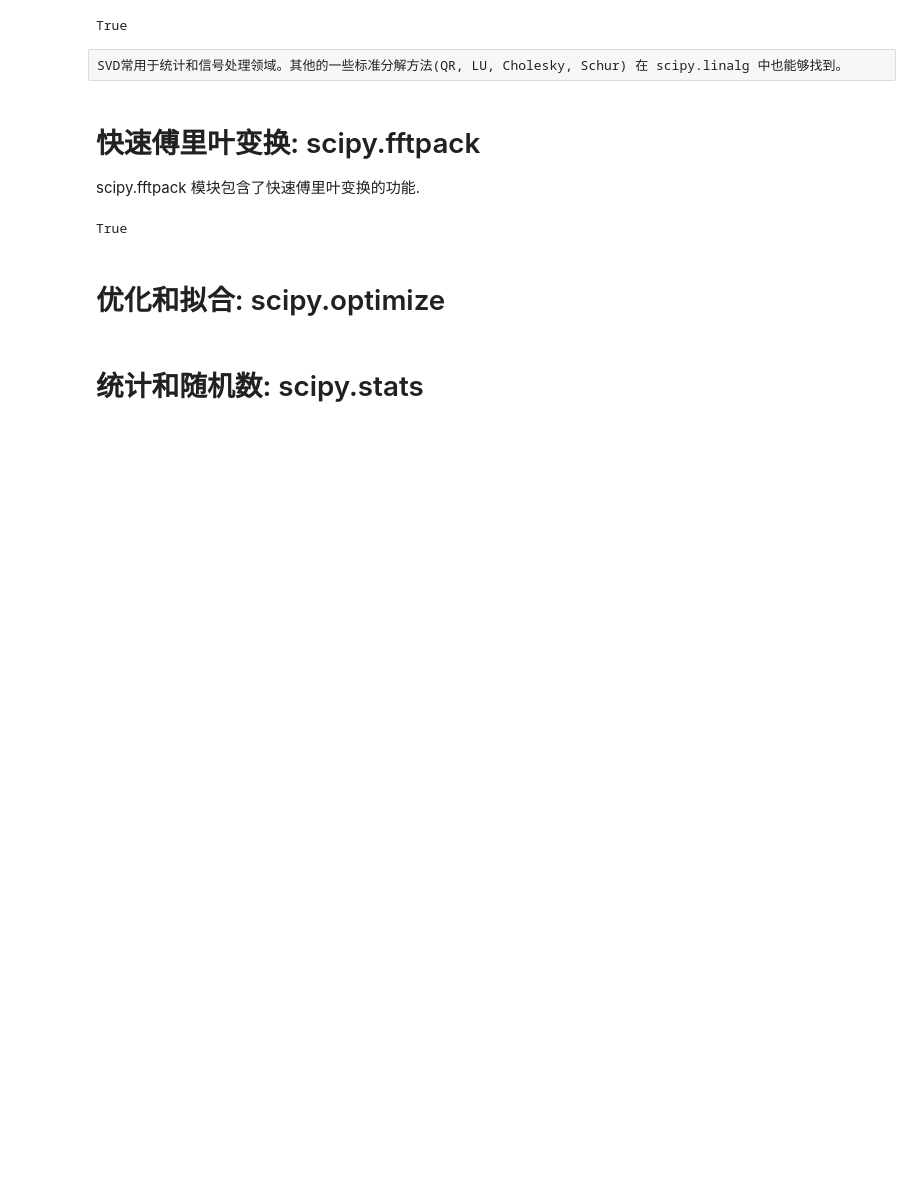
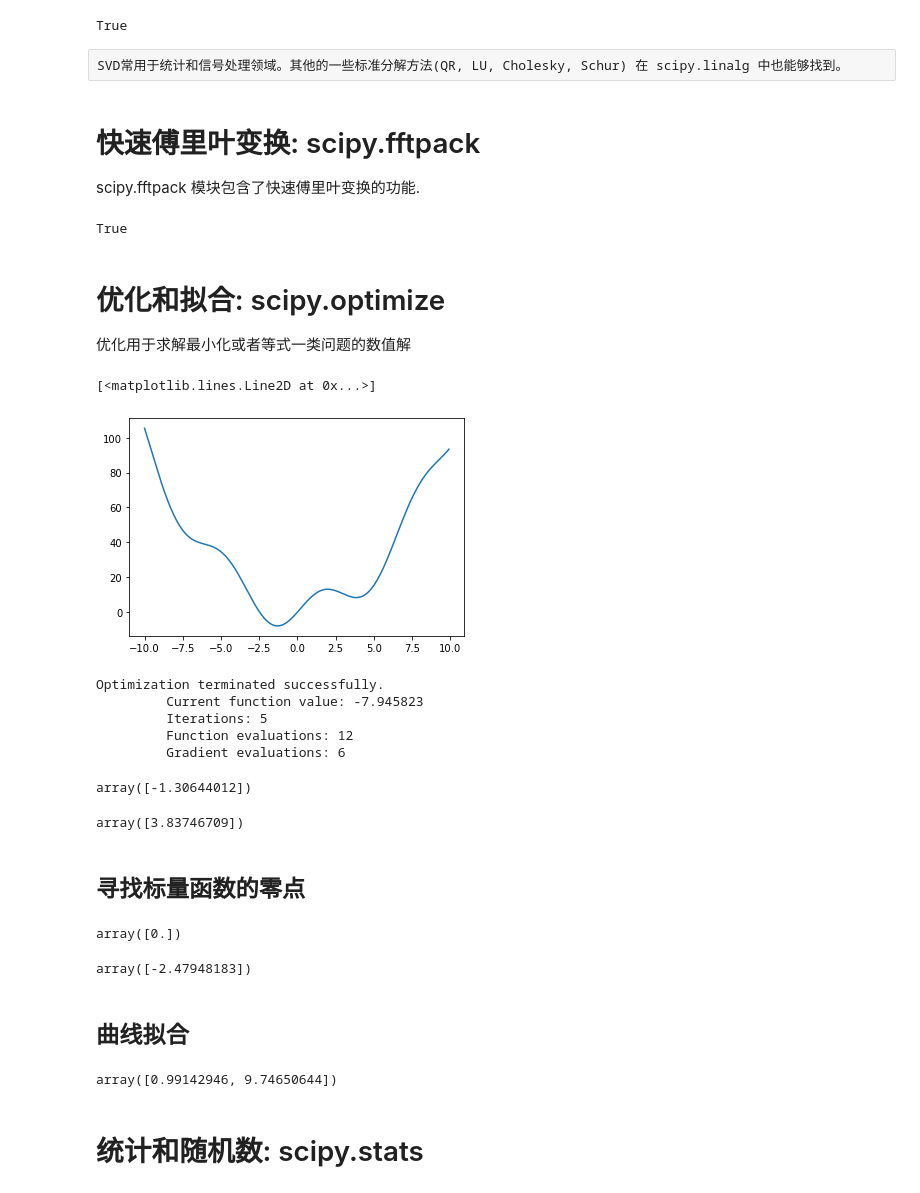
Before and after one commit to jiaGuYuan/JupyterWKS, a Jupyter notebook: Study_Note/scipy_学习.ipynb, the cells around one changed output. Cells and saved outputs as stored; diff of their text form; code cells hidden in the pictures; blank space fills up the shorter version.

```diff
--- a/Study_Note/scipy_学习.ipynb
+++ b/Study_Note/scipy_学习.ipynb
@@ -167,3 +167,34 @@ main_sig = fftpack.ifft(sig_fft)
 True
 # %% [markdown]
 # 优化和拟合: scipy.optimize
+优化用于求解最小化或者等式一类问题的数值解
+# %%
+from scipy import optimize
+
+# 定义函数: 此函数有一个全局最小值，约为-1.3， 还有一个局部最小值，约为3.8
+def f(x):
+    return x**2 + 10*np.sin(x)
+
+
+# 画出其图像
+x = np.arange(-10, 10, 0.1)
+plt.plot(x, f(x))
+plt.show()
+
+
+# 一个常用的求解此函数最小值的方法是确定初始点，然后执行梯度下降算法。
+# 这个方法的缺陷在于有时候可能会被困在一个局部最小值，而得不到全局的最小值。 这取决与初始点的选取
+# BFGS算法是一个 很好的适用于此的方法:
+optimize.fmin_bfgs(f, 0)
+
+optimize.fmin_bfgs(f, 3, disp=0)
+# %% [output]
+[<matplotlib.lines.Line2D at 0x...>]
+[figure, added]
+Optimization terminated successfully.
+         Current function value: -7.945823
+         Iterations: 5
+         Function evaluations: 12
+         Gradient evaluations: 6
+array([-1.30644012])
+array([3.83746709])
@@ -170,2 +203,31 @@ True
+# %% [markdown]
+## 寻找标量函数的零点
+# %%
+root = optimize.fsolve(f, 1)
+root
+
+root2 = optimize.fsolve(f, -2.5)
+root2
+# %% [output]
+array([0.])
+array([-2.47948183])
+# %% [markdown]
+## 曲线拟合
+# %%
+# 假设我们现在有从函数 f 中采样得到的含有一些噪声的数据
+xdata = np.linspace(-10, 10, num=20)
+ydata = f(xdata) + np.random.randn(xdata.size)
+
+
+# 我们已经知道了函数的形式是 (x^2 + \sin(x) ) 但不知道每一项系数的大小。
+# 我们可以使用最小二乘算法来进行曲线拟合得到系数的值
+def f2(x, a, b):
+    return a*x**2 + b*np.sin(x)
+
+guess = [2, 2]
+params, params_covariance = optimize.curve_fit(f2, xdata, ydata, guess)
+params
+# %% [output]
+array([0.99142946, 9.74650644])
 # %% [markdown]
 # 统计和随机数: scipy.stats
```
Also changed, not shown: parts of 10 cells of this notebook, 1 other file.
